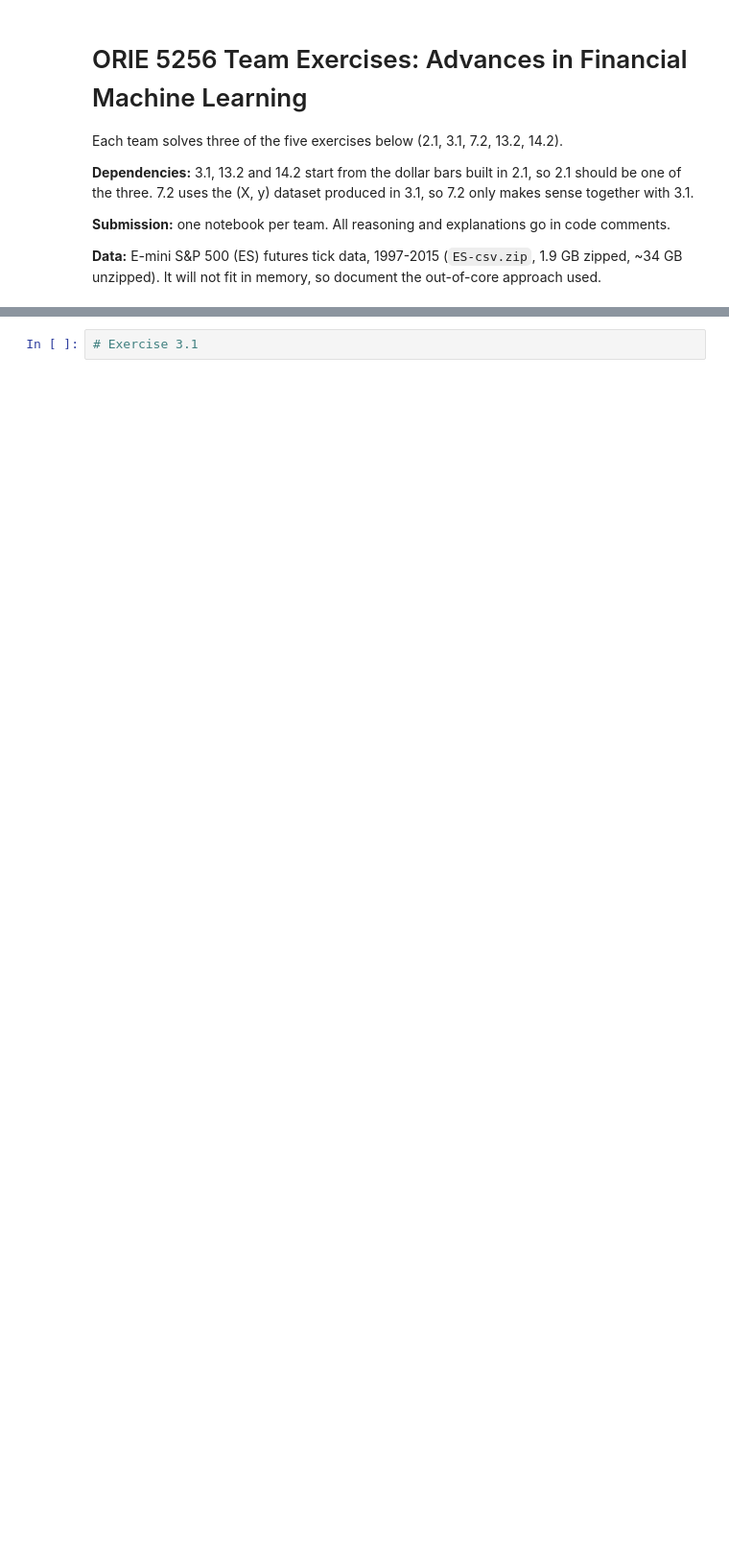
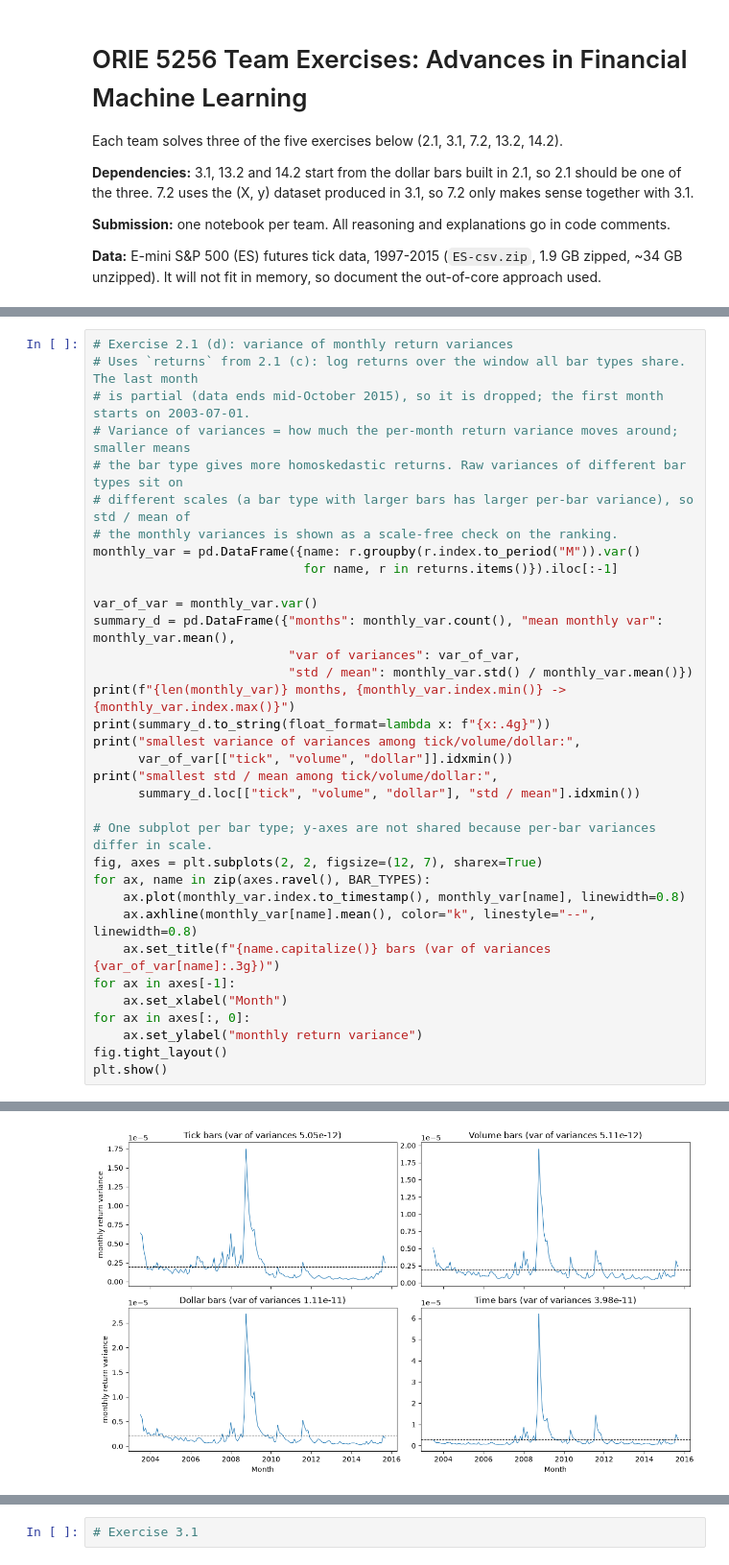
Before and after one commit to mmy32/ORIE-5256-Lopez-de-Prado-Financial-Machine-Learning-, a Jupyter notebook: notebooks/team_exercises.ipynb, the cells around one changed output, grey strips where cells are left out. Shown at 96% size. Cells and saved outputs as stored; diff of their text form; blank space fills up the shorter version.

```diff
--- a/notebooks/team_exercises.ipynb
+++ b/notebooks/team_exercises.ipynb
@@ -121,0 +547,35 @@ On a series of E-mini S&P 500 futures tick data:
+# %%
+# Exercise 2.1 (d): variance of monthly return variances
+# Uses `returns` from 2.1 (c): log returns over the window all bar types share. The last month
+# is partial (data ends mid-October 2015), so it is dropped; the first month starts on 2003-07-01.
+# Variance of variances = how much the per-month return variance moves around; smaller means
+# the bar type gives more homoskedastic returns. Raw variances of different bar types sit on
+# different scales (a bar type with larger bars has larger per-bar variance), so std / mean of
+# the monthly variances is shown as a scale-free check on the ranking.
+monthly_var = pd.DataFrame({name: r.groupby(r.index.to_period("M")).var()
+                            for name, r in returns.items()}).iloc[:-1]
+
+var_of_var = monthly_var.var()
+summary_d = pd.DataFrame({"months": monthly_var.count(), "mean monthly var": monthly_var.mean(),
+                          "var of variances": var_of_var,
+                          "std / mean": monthly_var.std() / monthly_var.mean()})
+print(f"{len(monthly_var)} months, {monthly_var.index.min()} -> {monthly_var.index.max()}")
+print(summary_d.to_string(float_format=lambda x: f"{x:.4g}"))
+print("smallest variance of variances among tick/volume/dollar:",
+      var_of_var[["tick", "volume", "dollar"]].idxmin())
+print("smallest std / mean among tick/volume/dollar:",
+      summary_d.loc[["tick", "volume", "dollar"], "std / mean"].idxmin())
+
+# One subplot per bar type; y-axes are not shared because per-bar variances differ in scale.
+fig, axes = plt.subplots(2, 2, figsize=(12, 7), sharex=True)
+for ax, name in zip(axes.ravel(), BAR_TYPES):
+    ax.plot(monthly_var.index.to_timestamp(), monthly_var[name], linewidth=0.8)
+    ax.axhline(monthly_var[name].mean(), color="k", linestyle="--", linewidth=0.8)
+    ax.set_title(f"{name.capitalize()} bars (var of variances {var_of_var[name]:.3g})")
+for ax in axes[-1]:
+    ax.set_xlabel("Month")
+for ax in axes[:, 0]:
+    ax.set_ylabel("monthly return variance")
+fig.tight_layout()
+plt.show()
+# %% [output]
@@ -121,0 +590 @@ On a series of E-mini S&P 500 futures tick data:
+[figure, added]
```
Also changed, not shown: parts of 19 cells of this notebook.
